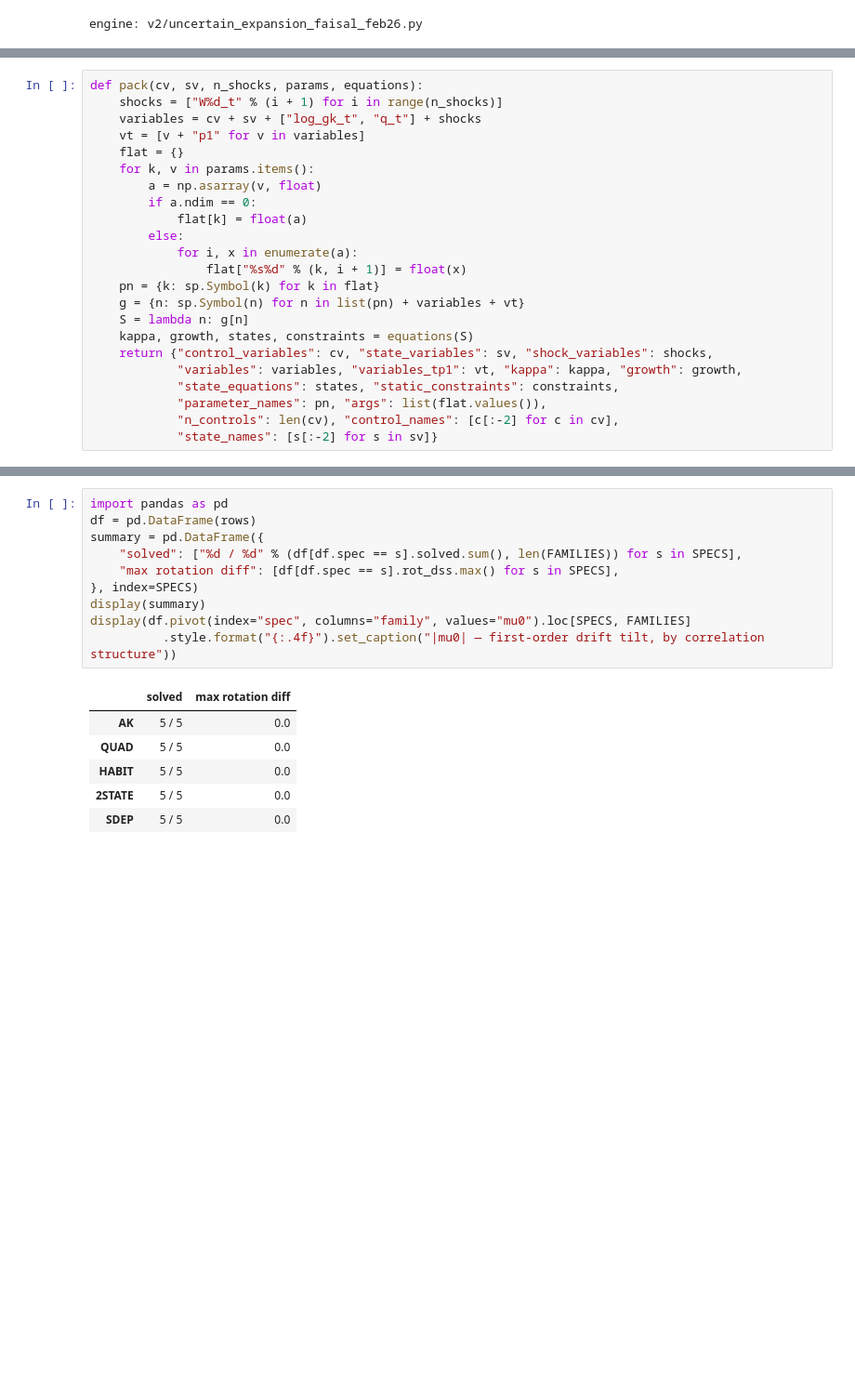
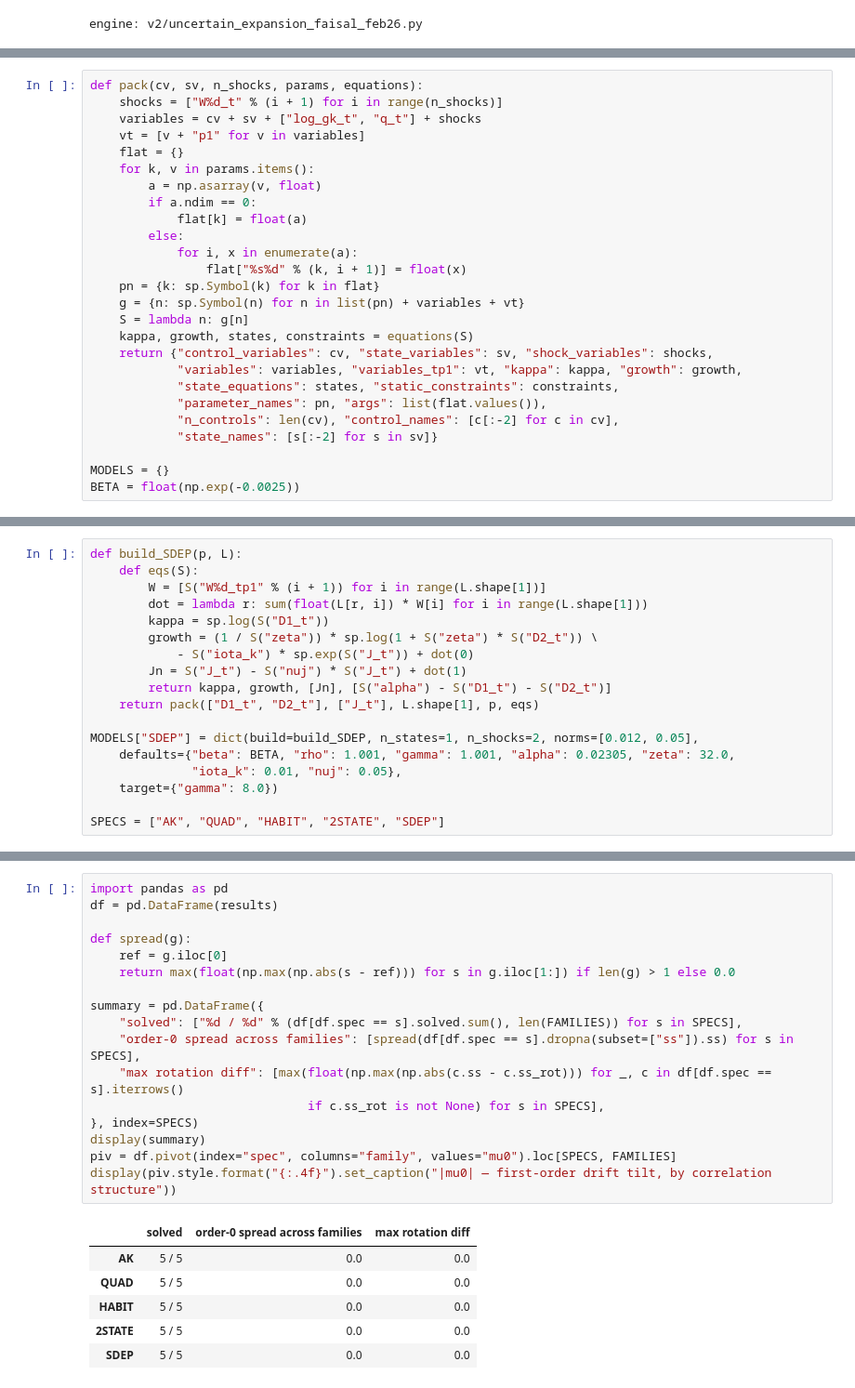
Before and after one commit to as7391746/QuantMFR-Colab, a Jupyter notebook: v2_demo.ipynb, the cells around one changed output, grey strips where cells are left out. Shown at 93% size. Saved outputs shown, nothing was run; the diff lists cells and outputs as text; blank space fills up the shorter version.

Commit message:
v2 demo: model-solve-plot structure, processes written out per model

```diff
--- a/v2_demo.ipynb
+++ b/v2_demo.ipynb
@@ -69,3 +72,6 @@ def pack(cv, sv, n_shocks, params, equations):
             "parameter_names": pn, "args": list(flat.values()),
             "n_controls": len(cv), "control_names": [c[:-2] for c in cv],
             "state_names": [s[:-2] for s in sv]}
+
+MODELS = {}
+BETA = float(np.exp(-0.0025))
@@ -137,0 +217,18 @@ steady-state (D1, D2) = (0.004034, 0.019016); closed-form D2 = 0.019023
+# %%
+def build_SDEP(p, L):
+    def eqs(S):
+        W = [S("W%d_tp1" % (i + 1)) for i in range(L.shape[1])]
+        dot = lambda r: sum(float(L[r, i]) * W[i] for i in range(L.shape[1]))
+        kappa = sp.log(S("D1_t"))
+        growth = (1 / S("zeta")) * sp.log(1 + S("zeta") * S("D2_t")) \
+            - S("iota_k") * sp.exp(S("J_t")) + dot(0)
+        Jn = S("J_t") - S("nuj") * S("J_t") + dot(1)
+        return kappa, growth, [Jn], [S("alpha") - S("D1_t") - S("D2_t")]
+    return pack(["D1_t", "D2_t"], ["J_t"], L.shape[1], p, eqs)
+
+MODELS["SDEP"] = dict(build=build_SDEP, n_states=1, n_shocks=2, norms=[0.012, 0.05],
+    defaults={"beta": BETA, "rho": 1.001, "gamma": 1.001, "alpha": 0.02305, "zeta": 32.0,
+              "iota_k": 0.01, "nuj": 0.05},
+    target={"gamma": 8.0})
+
+SPECS = ["AK", "QUAD", "HABIT", "2STATE", "SDEP"]
@@ -313,20 +353,27 @@ grid finished in 2.5 min
 # %%
 import pandas as pd
-df = pd.DataFrame(rows)
+df = pd.DataFrame(results)
+
+def spread(g):
+    ref = g.iloc[0]
+    return max(float(np.max(np.abs(s - ref))) for s in g.iloc[1:]) if len(g) > 1 else 0.0
+
 summary = pd.DataFrame({
     "solved": ["%d / %d" % (df[df.spec == s].solved.sum(), len(FAMILIES)) for s in SPECS],
-    "max rotation diff": [df[df.spec == s].rot_dss.max() for s in SPECS],
+    "order-0 spread across families": [spread(df[df.spec == s].dropna(subset=["ss"]).ss) for s in SPECS],
+    "max rotation diff": [max(float(np.max(np.abs(c.ss - c.ss_rot))) for _, c in df[df.spec == s].iterrows()
+                              if c.ss_rot is not None) for s in SPECS],
 }, index=SPECS)
 display(summary)
-display(df.pivot(index="spec", columns="family", values="mu0").loc[SPECS, FAMILIES]
-          .style.format("{:.4f}").set_caption("|mu0| — first-order drift tilt, by correlation structure"))
+piv = df.pivot(index="spec", columns="family", values="mu0").loc[SPECS, FAMILIES]
+display(piv.style.format("{:.4f}").set_caption("|mu0| — first-order drift tilt, by correlation structure"))
 # %% [output]
-|  | solved | max rotation diff |
-| AK | 5 / 5 | 0.0 |
-| QUAD | 5 / 5 | 0.0 |
-| HABIT | 5 / 5 | 0.0 |
-| 2STATE | 5 / 5 | 0.0 |
-| SDEP | 5 / 5 | 0.0 |
+|  | solved | order-0 spread across families | max rotation diff |
+| AK | 5 / 5 | 0.0 | 0.0 |
+| QUAD | 5 / 5 | 0.0 | 0.0 |
+| HABIT | 5 / 5 | 0.0 | 0.0 |
+| 2STATE | 5 / 5 | 0.0 | 0.0 |
+| SDEP | 5 / 5 | 0.0 | 0.0 |
 |mu0| — first-order drift tilt, by correlation structure
 | family | diagonal | dense | leverage | collinear | rankdef |
 | spec |  |  |  |  |  |
```
Also changed, not shown: parts of 22 cells of this notebook, 1 other file.
